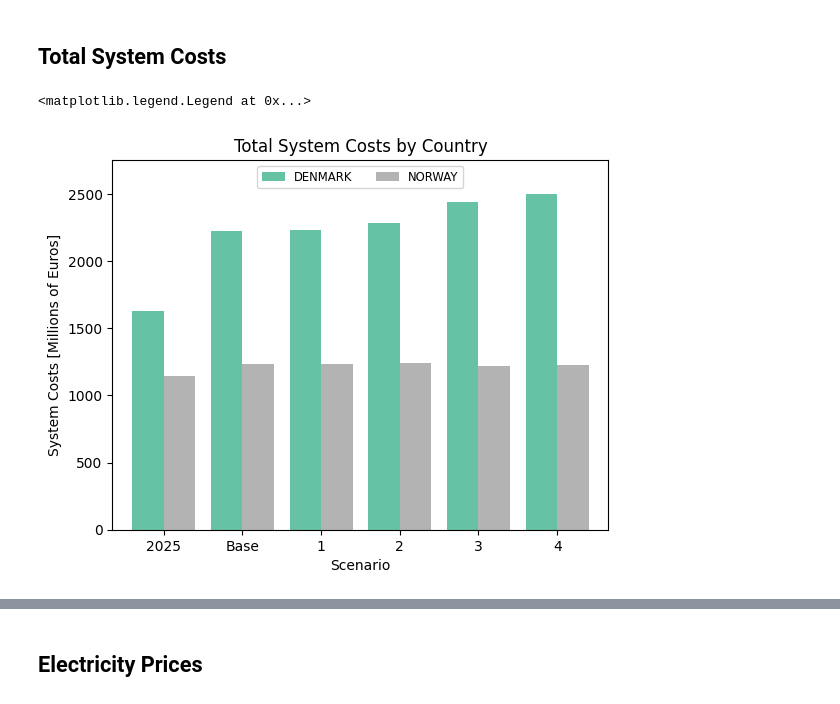
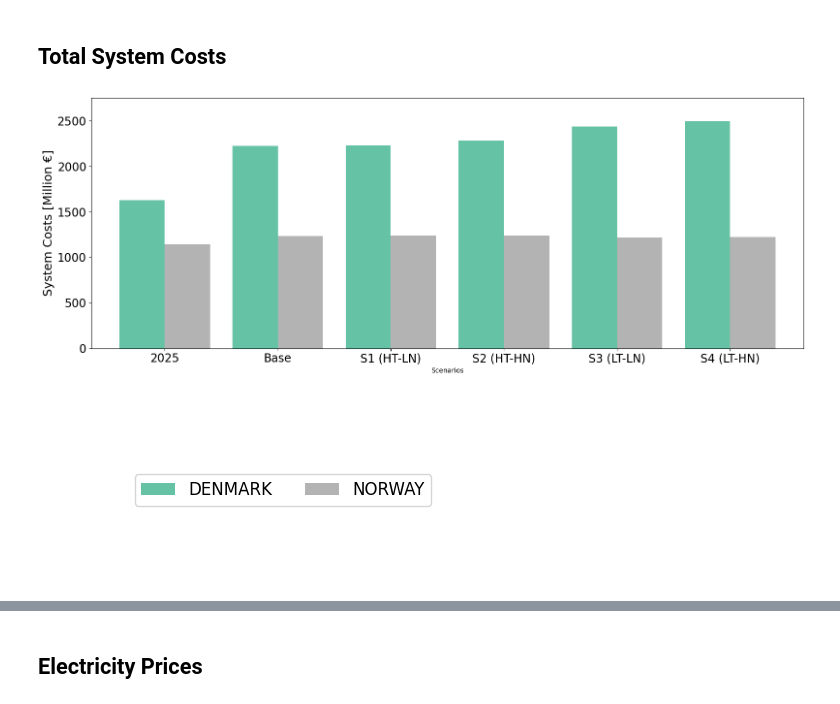
Before and after one commit to inesmartizq/LSESAub, a Jupyter notebook: Python_for_graphs_noDECOM.ipynb, the cells around one changed output, grey strips where cells are left out. Saved outputs shown, nothing was run; the diff lists cells and outputs as text; code cells hidden in the pictures.

```diff
--- a/Python_for_graphs_noDECOM.ipynb
+++ b/Python_for_graphs_noDECOM.ipynb
@@ -54,6 +54,20 @@ Loading c:\Users\ir8n8\Desktop\DTU3\Large Energy Systems Analysis\Balmorel\LSESA
 Loading c:\Users\ir8n8\Desktop\DTU3\Large Energy Systems Analysis\Balmorel\LSESAub\0_results_for_python_noDECOM\4.gdx
 Loading c:\Users\ir8n8\Desktop\DTU3\Large Energy Systems Analysis\Balmorel\LSESAub\0_results_for_python_noDECOM\Base.gdx
 Loading c:\Users\ir8n8\Desktop\DTU3\Large Energy Systems Analysis\Balmorel\LSESAub\0_results_for_python_noDECOM\2025.gdx
+# %%
+# Human-readable x-axis labels
+SCENARIO_LABELS = {
+    '1':      'S1 (HT-LN)',
+    '2': 'S2 (HT-HN)',
+    '3': 'S3 (LT-LN)',
+    '4':       'S4 (LT-HN)',
+}
+
+def apply_scenario_labels(ax):
+    """Replace raw scenario names on x-axis with human-readable labels."""
+    ax.set_xticklabels([SCENARIO_LABELS.get(t.get_text(), t.get_text())
+                        for t in ax.get_xticklabels()])
+    ax.set_xlabel('Scenarios')
 # %% [markdown]
 ## Plotting Objective Function
 # %%
@@ -385,36 +738,69 @@ for country in countries:
 # %%
 obj = res.get_result('OBJ_YCR')
 
 # Aggregate
-obj = obj.pivot_table(index='Scenario',
-                columns=['Country'],
-                values='Value',
-                aggfunc='sum')
+obj = obj.pivot_table(
+    index='Scenario',
+    columns='Country',
+    values='Value',
+    aggfunc='sum'
+)
 
-# Make the order of scenarios correct
+# Scenario order
 obj = obj.reindex(['2025', 'Base', '1', '2', '3', '4'])
 
-# Choose a colormap like 'viridis', 'Set2', 'tab10', 'Pastel1', or 'coolwarm'
+# Colors
 cmap = plt.colormaps['Set2']
 num_colors = len(obj.columns)
 color_list = [cmap(i / (num_colors - 1)) for i in range(num_colors)]
 
-# Plot using grouped bars instead of stacked bars
-ax = obj.plot(kind='bar', stacked=False, ylabel='System Costs [Millions of Euros]', rot=0,
-              color=color_list, width=0.8)
-ax.set_title('Total System Costs by Country')
+# Plot
+ax = obj.plot(
+    kind='bar',
+    stacked=False,
+    rot=0,
+    color=color_list,
+    width=0.8,
+    legend=False      # no legend in the main figure
+)
 
+apply_scenario_labels(ax)
+
+# Figure size
+fig = ax.get_figure()
+fig.set_size_inches(16, 6)
+
+# Fonts
+ax.set_ylabel('System Costs [Million €]', fontsize=18)
+ax.tick_params(axis='both', labelsize=17)
+
+# Leave some space above bars
 ax.set_ylim(top=ax.get_ylim()[1] * 1.05)
 
-ax.legend(
-    loc='upper center',
-    ncols=3,
+plt.tight_layout()
+plt.show()
+
+
+
+handles, labels = ax.get_legend_handles_labels()
+
+fig_leg, ax_leg = plt.subplots(figsize=(5, 2))
+ax_leg.axis('off')
+
+ax_leg.legend(
+    handles,
+    labels,
+    ncol=2,
     frameon=True,
-    fontsize='small'
+    fontsize=12,
+    loc='center'
 )
+
+plt.tight_layout()
+plt.show()
 # %% [output]
-<matplotlib.legend.Legend at 0x...>
-[figure, old version]
+[figure, new version]
+[figure, added]
 # %%
 obj = res.get_result('EMI_YCRAG')
 
```
Also changed, not shown: parts of 5 cells of this notebook.
